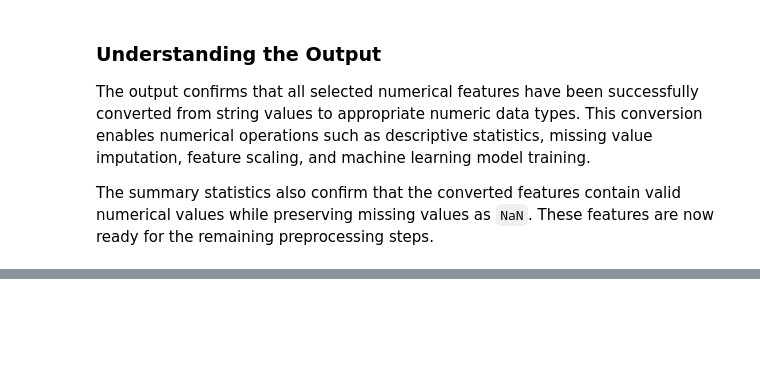
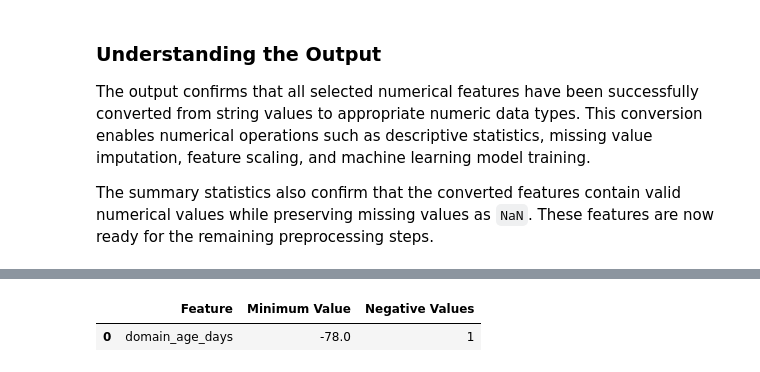
Before and after one commit to ajay-nagpal/Phishing-URL-detector, a Jupyter notebook: phishing_url_detector.ipynb, the cells around one changed output, grey strips where cells are left out. Cells and saved outputs as stored; diff of their text form; code cells hidden in the pictures; blank space fills up the shorter version.

```diff
--- a/phishing_url_detector.ipynb
+++ b/phishing_url_detector.ipynb
@@ -1478,0 +1621,50 @@ The summary statistics also confirm that the converted features contain valid nu
+# %%
+# Create an empty list to store
+# information about features
+# containing negative values.
+negative_features = []
+
+# Exclude the target variable.
+predictors = (
+    feature_selection_df
+    .drop(columns=["label"])
+)
+
+# Check each numerical feature.
+for feature in (
+    predictors
+    .select_dtypes(include=["number"])
+    .columns
+):
+
+    # Count the number of
+    # negative values.
+    negative_count = (
+        predictors[feature] < 0
+    ).sum()
+
+    # Store the feature if
+    # negative values exist.
+    if negative_count > 0:
+
+        negative_features.append({
+            "Feature": feature,
+            "Minimum Value": (
+                predictors[feature].min()
+            ),
+            "Negative Values": negative_count
+        })
+
+# Convert the results into
+# a DataFrame.
+negative_features_df = (
+    pd.DataFrame(
+        negative_features
+    )
+)
+
+# Display the results.
+display(negative_features_df)
+# %% [output]
+|  | Feature | Minimum Value | Negative Values |
+| 0 | domain_age_days | -78.0 | 1 |
```
Also changed, not shown: parts of 13 cells of this notebook.
